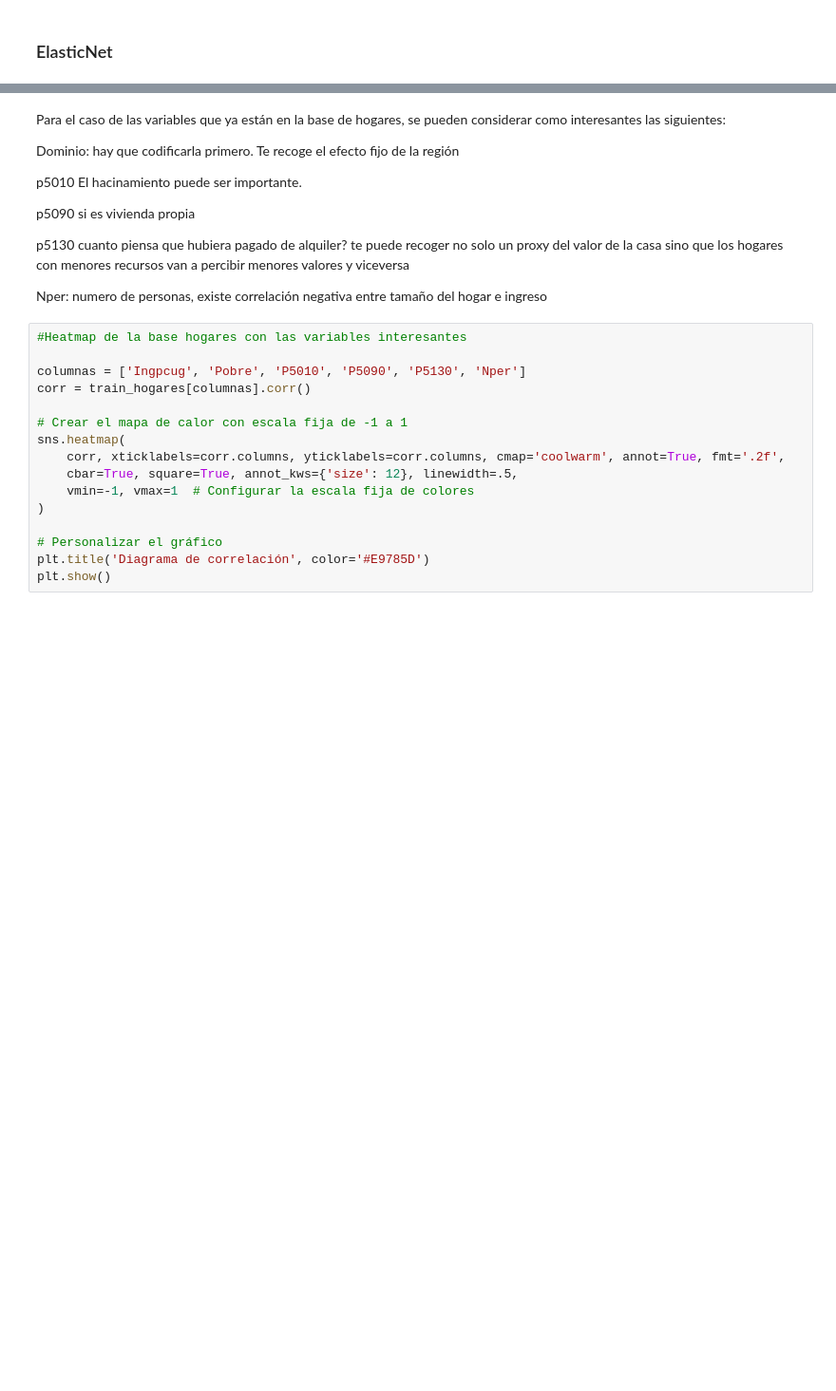
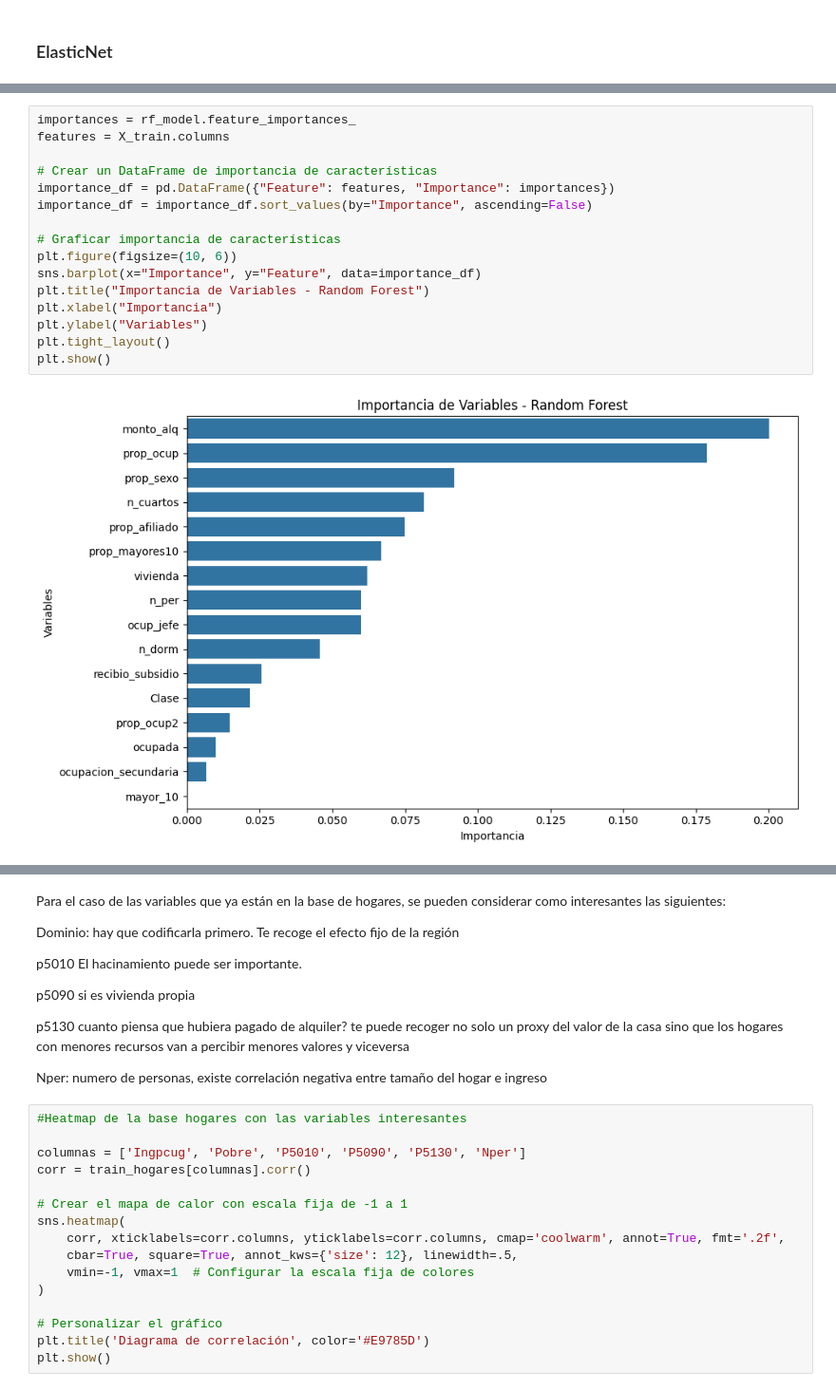
Before and after one commit to dipla70/ML-TP2, a Jupyter notebook: problem_set2.ipynb, the cells around one changed output, grey strips where cells are left out. Shown at 95% size. Saved outputs shown, nothing was run; the diff lists cells and outputs as text; blank space fills up the shorter version.

```diff
--- a/problem_set2.ipynb
+++ b/problem_set2.ipynb
@@ -525,0 +724,18 @@ X_train.shape
+# %%
+importances = rf_model.feature_importances_
+features = X_train.columns
+
+# Crear un DataFrame de importancia de características
+importance_df = pd.DataFrame({"Feature": features, "Importance": importances})
+importance_df = importance_df.sort_values(by="Importance", ascending=False)
+
+# Graficar importancia de características
+plt.figure(figsize=(10, 6))
+sns.barplot(x="Importance", y="Feature", data=importance_df)
+plt.title("Importancia de Variables - Random Forest")
+plt.xlabel("Importancia")
+plt.ylabel("Variables")
+plt.tight_layout()
+plt.show()
+# %% [output]
+[figure, added]
```
Also changed, not shown: parts of 33 cells of this notebook.
